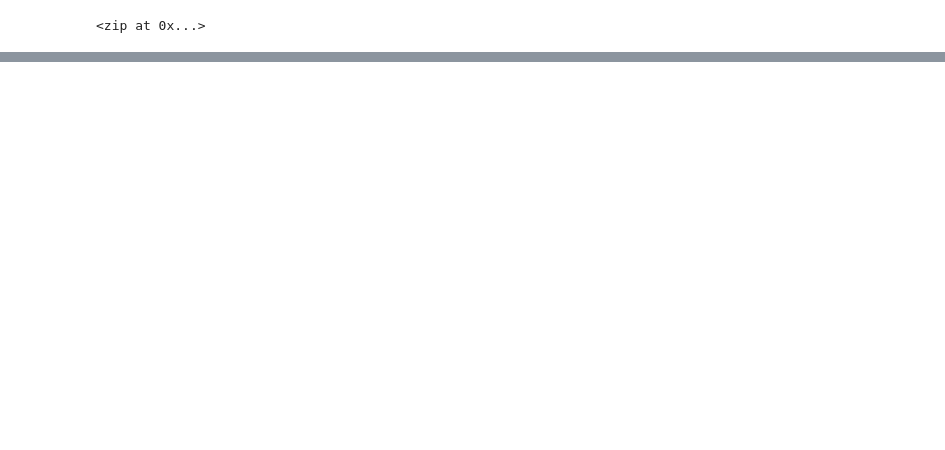
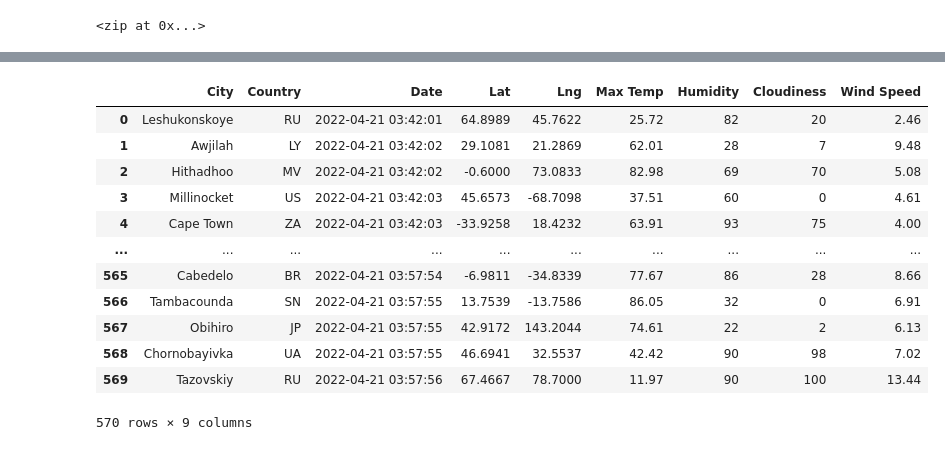
Before and after one commit to Ninax3/World_Weather_Analysis, a Jupyter notebook: WeatherPy.ipynb, the cells around one changed output, grey strips where cells are left out. Saved outputs shown, nothing was run; the diff lists cells and outputs as text; code cells hidden in the pictures; blank space fills up the shorter version.

Commit message:
adding update to WeatherPy

```diff
--- a/WeatherPy.ipynb
+++ b/WeatherPy.ipynb
@@ -52,0 +59,5 @@ len(cities)
+# %%
+# Starting URL for Weather Map API Call.
+# url = "https://api.openweathermap.org/data/2.5/weather?lat={lat}&lon={lon}&appid="+ weather_api_key
+url = "http://api.openweathermap.org/data/2.5/weather?units=Imperial&APPID=" + weather_api_key
+#print(url)
@@ -52,0 +68,10 @@ len(cities)
+# %%
+# Create an empty list to hold the weather data.
+city_data = []
+# Print the beginning of the logging.
+print("Beginning Data Retrieval     ")
+print("-----------------------------")
+
+# Create counters.
+record_count = 1
+set_count = 1
@@ -52,0 +151,4 @@ len(cities)
+# %%
+# Convert the array of dictionaries to a Pandas DataFrame.
+city_data_df = pd.DataFrame(city_data)
+city_data_df.head(10)
@@ -52,0 +167,19 @@ len(cities)
+# %%
+# Reorder the columns
+new_column_order = ["City", "Country", "Date", "Lat", "Lng", "Max Temp", "Humidity", "Cloudiness", "Wind Speed"]
+city_data_df = city_data_df[new_column_order]
+city_data_df
+# %% [output]
+|  | City | Country | Date | Lat | Lng | Max Temp | Humidity | Cloudiness | Wind Speed |
+| 0 | Leshukonskoye | RU | 2022-04-21 03:42:01 | 64.8989 | 45.7622 | 25.72 | 82 | 20 | 2.46 |
+| 1 | Awjilah | LY | 2022-04-21 03:42:02 | 29.1081 | 21.2869 | 62.01 | 28 | 7 | 9.48 |
+| 2 | Hithadhoo | MV | 2022-04-21 03:42:02 | -0.6000 | 73.0833 | 82.98 | 69 | 70 | 5.08 |
+| 3 | Millinocket | US | 2022-04-21 03:42:03 | 45.6573 | -68.7098 | 37.51 | 60 | 0 | 4.61 |
+| 4 | Cape Town | ZA | 2022-04-21 03:42:03 | -33.9258 | 18.4232 | 63.91 | 93 | 75 | 4.00 |
+| ... | ... | ... | ... | ... | ... | ... | ... | ... | ... |
+| 565 | Cabedelo | BR | 2022-04-21 03:57:54 | -6.9811 | -34.8339 | 77.67 | 86 | 28 | 8.66 |
+| 566 | Tambacounda | SN | 2022-04-21 03:57:55 | 13.7539 | -13.7586 | 86.05 | 32 | 0 | 6.91 |
+| 567 | Obihiro | JP | 2022-04-21 03:57:55 | 42.9172 | 143.2044 | 74.61 | 22 | 2 | 6.13 |
+| 568 | Chornobayivka | UA | 2022-04-21 03:57:55 | 46.6941 | 32.5537 | 42.42 | 90 | 98 | 7.02 |
+| 569 | Tazovskiy | RU | 2022-04-21 03:57:56 | 67.4667 | 78.7000 | 11.97 | 90 | 100 | 13.44 |
+570 rows × 9 columns
```
Also changed, not shown: parts of 8 cells of this notebook.
